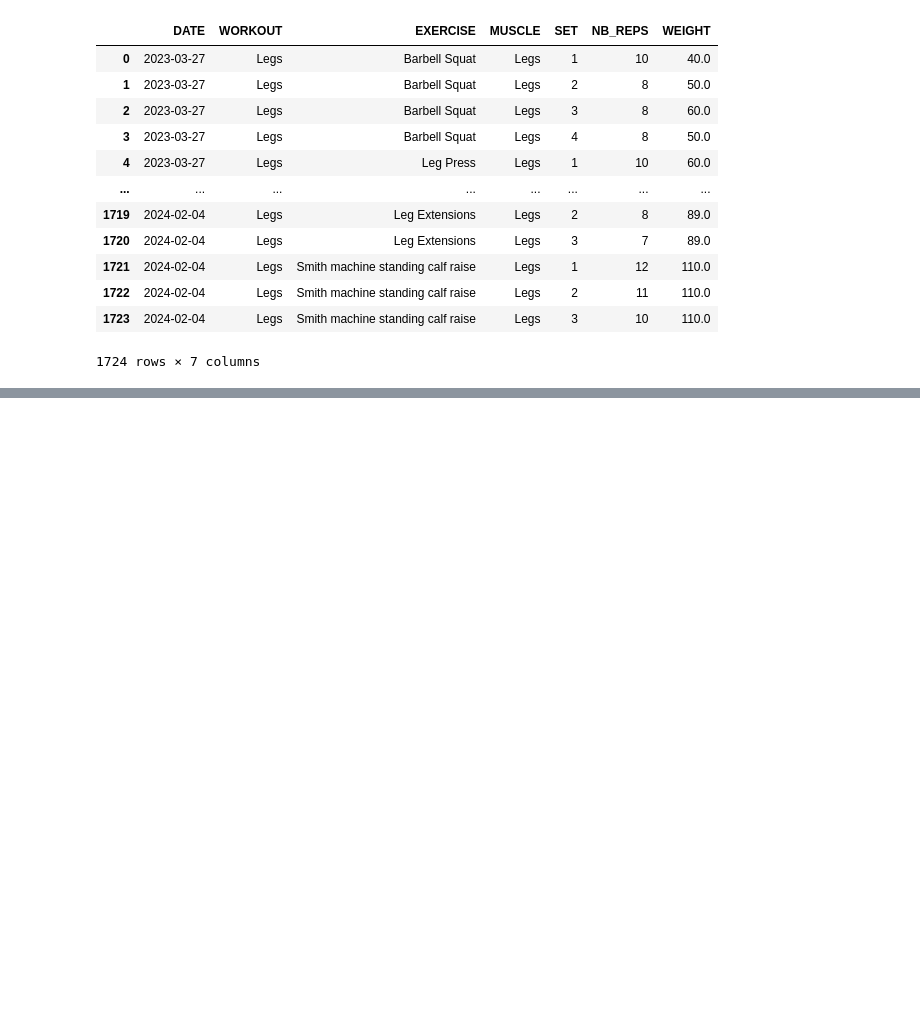
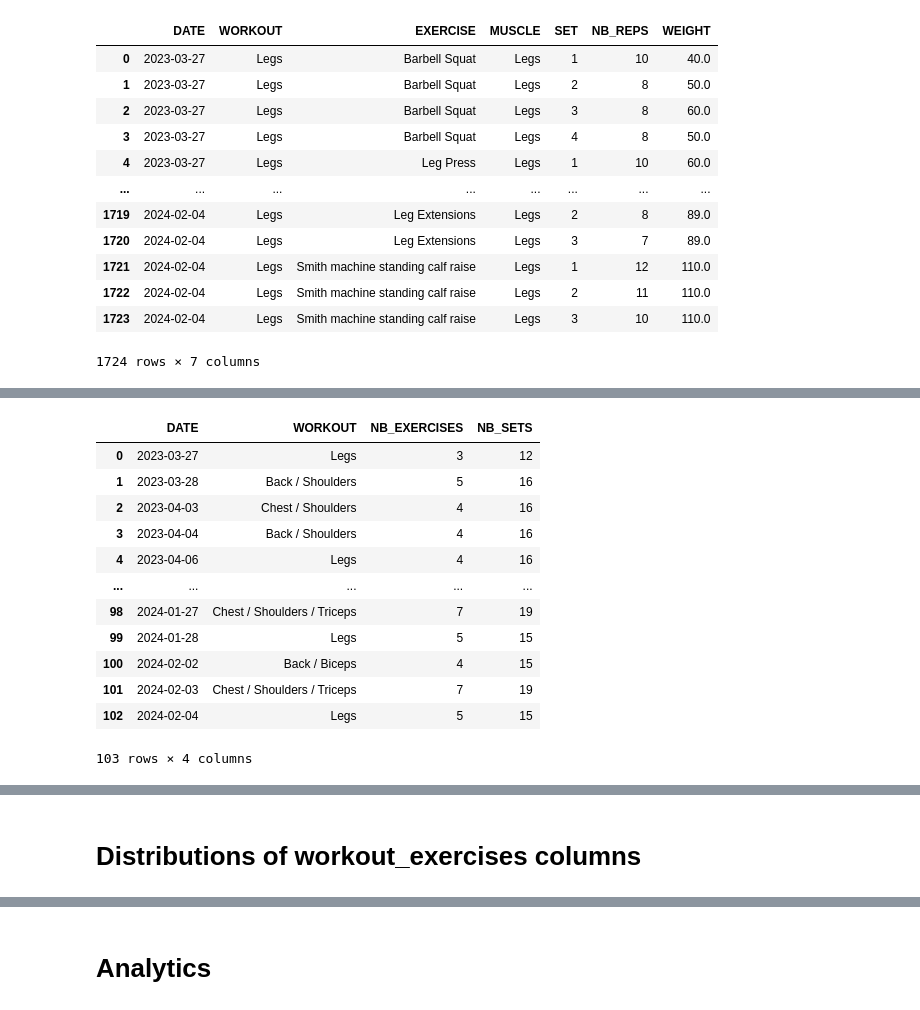
Before and after one commit to gabgrge/mlops-workout, a Jupyter notebook: notebooks/data-loading.ipynb, the cells around one changed output, grey strips where cells are left out. Drawn from its saved outputs; the diff is of its cells as text; code cells hidden in the pictures; blank space fills up the shorter version.

```diff
--- a/notebooks/data-loading.ipynb
+++ b/notebooks/data-loading.ipynb
@@ -22,3 +55,20 @@ workout_data
+# %%
+workout_days = pd.read_csv('../data/current/workout_days.csv')
+workout_days
+# %% [output]
+|  | DATE | WORKOUT | NB_EXERCISES | NB_SETS |
+| 0 | 2023-03-27 | Legs | 3 | 12 |
+| 1 | 2023-03-28 | Back / Shoulders | 5 | 16 |
+| 2 | 2023-04-03 | Chest / Shoulders | 4 | 16 |
+| 3 | 2023-04-04 | Back / Shoulders | 4 | 16 |
+| 4 | 2023-04-06 | Legs | 4 | 16 |
+| ... | ... | ... | ... | ... |
+| 98 | 2024-01-27 | Chest / Shoulders / Triceps | 7 | 19 |
+| 99 | 2024-01-28 | Legs | 5 | 15 |
+| 100 | 2024-02-02 | Back / Biceps | 4 | 15 |
+| 101 | 2024-02-03 | Chest / Shoulders / Triceps | 7 | 19 |
+| 102 | 2024-02-04 | Legs | 5 | 15 |
+103 rows × 4 columns
 # %%
 workout_exercises = pd.read_csv('../data/current/workout_exercises.csv')
 workout_exercises
@@ -40,6 +90,8 @@ workout_exercises
 | 50 | Triceps Pushdown | The cable V-bar push-down is a po... | Strength | Triceps | Cable | Intermediate | 8.6 | Average |
 | 51 | Cable overhead triceps extension | The cable overhead triceps extens... | Strength | Triceps | Cable | Intermediate | 8.1 | Average |
 | 52 | Triceps dip | The triceps dip is a bodyweight e... | Strength | Triceps | Body Only | Intermediate | 9.4 | Average |
+# %% [markdown]
+# Distributions of workout_exercises columns
 # %%
 # Distributions of columns
 for column in workout_exercises.drop(columns=["Desc", "Title"]).columns:
@@ -54,3 +106,5 @@ for column in workout_exercises.drop(columns=["Desc", "Title"]).columns:
 # %%
 # Delete column 'RatingDesc'
 workout_exercises = workout_exercises.drop(columns=['RatingDesc'])
+# %% [markdown]
+# Analytics
```
Also changed, not shown: parts of 7 cells of this notebook, 2 other files.
